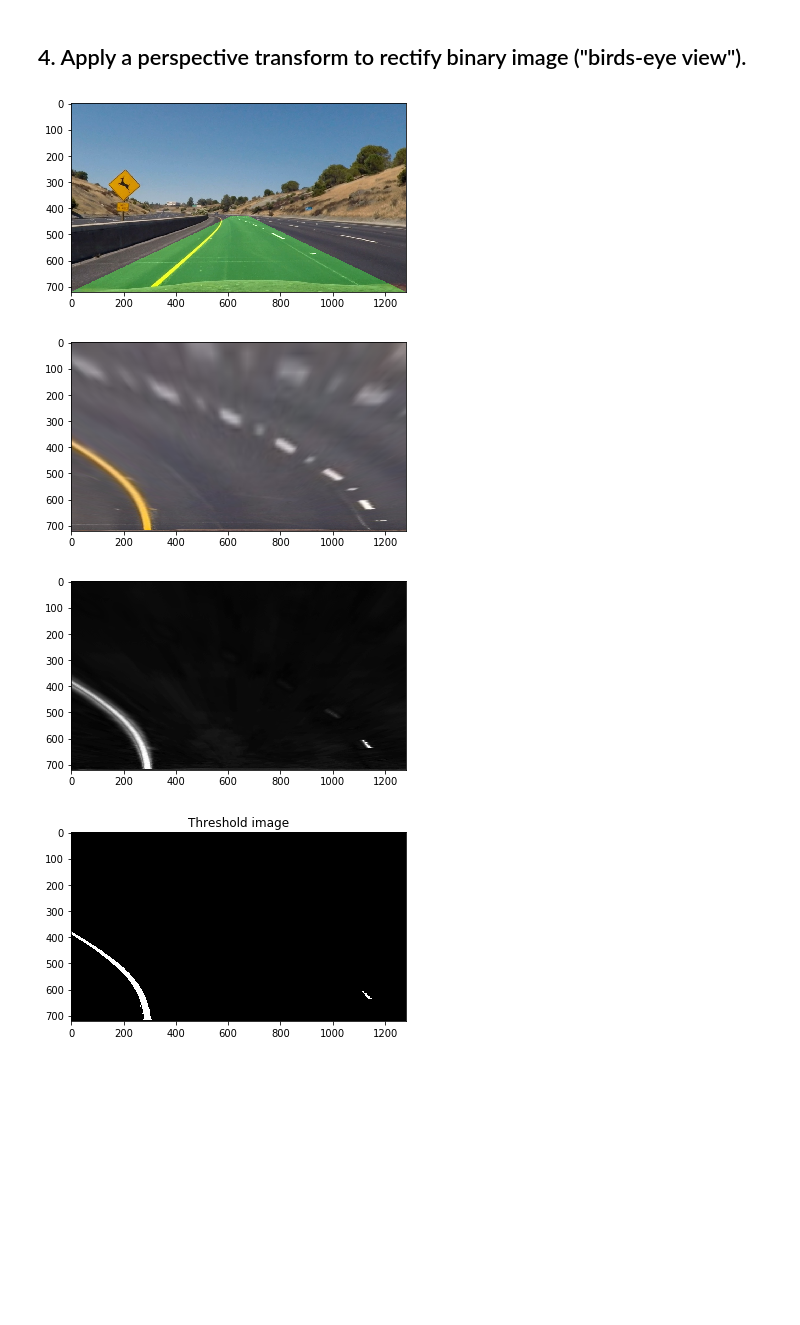
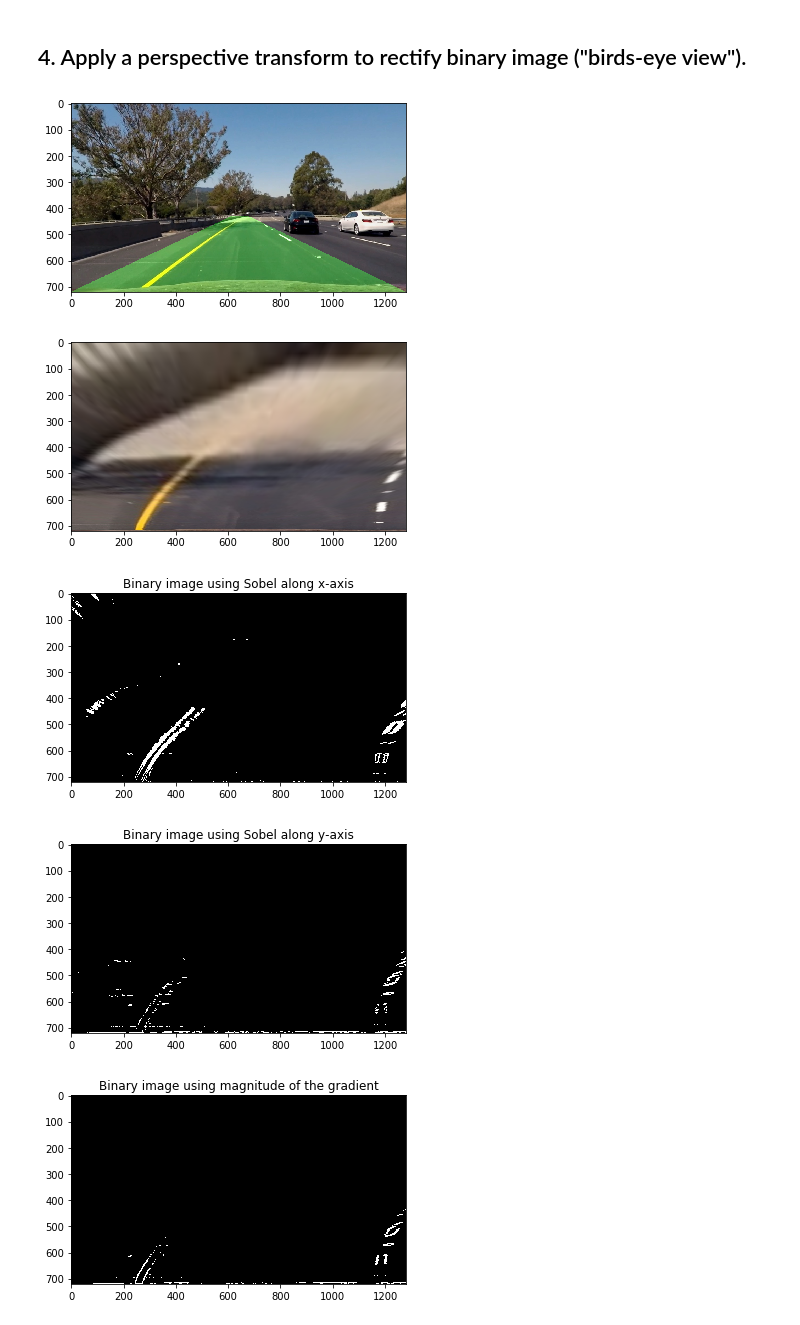
Before and after one commit to udacity/CarND-Advanced-Lane-Lines, a Jupyter notebook: Advanced_Lane_Lines.ipynb, the cells around one changed output. Saved outputs shown, nothing was run; the diff lists cells and outputs as text; code cells hidden in the pictures; blank space fills up the shorter version.

```diff
--- a/Advanced_Lane_Lines.ipynb
+++ b/Advanced_Lane_Lines.ipynb
@@ -16,7 +16,7 @@ The goals / steps of this project are the following:
 # %%
 CALIBRATION_IMAGE_FOLDER = 'camera_cal/'
 TEST_IMAGE_FOLDER = 'test_images/'
-TEST_IMAGE = TEST_IMAGE_FOLDER + 'test2.jpg'
+TEST_IMAGE = TEST_IMAGE_FOLDER + 'test6.jpg'
 
 THRESHOLD_RANGE = (140, 255)
 DEFAULT_KERNEL_SIZE = 3
@@ -215,18 +215,18 @@ def combined_threshold(image):
     gradx = abs_sobel_thresh(image, orient='x', thresh_min=20, thresh_max=100)
     grady = abs_sobel_thresh(image, orient='y', thresh_min=20, thresh_max=100)
     mag_binary = mag_thresh(image, sobel_kernel=DEFAULT_KERNEL_SIZE, mag_thresh=(30, 100))
-    dir_binary = dir_threshold(image, sobel_kernel=15, thresh=(0.7, 1.3))
+    dir_binary = dir_threshold(image, sobel_kernel=DEFAULT_KERNEL_SIZE, thresh=(0.7, 1.3))
     s_channel_binary = s_channel_threshold(image, THRESHOLD_RANGE)
 
     combined = np.zeros_like(dir_binary)
     combined[((gradx == 1) & (grady == 1)) | ((mag_binary == 1) & (dir_binary == 1)) | (s_channel_binary == 1)] = 1
 
-    display_single_channel_image(gradx, 'gradx')
-    display_single_channel_image(grady, 'grady')
-    display_single_channel_image(mag_binary, 'mag_binary')
-    display_single_channel_image(dir_binary, 'dir_binary')
-    display_single_channel_image(combined, 'binary')
-    display_single_channel_image(s_channel_binary, 's_channel_binary')
+    display_single_channel_image(gradx, 'Binary image using Sobel along x-axis')
+    display_single_channel_image(grady, 'Binary image using Sobel along y-axis')
+    display_single_channel_image(mag_binary, 'Binary image using magnitude of the gradient')
+    display_single_channel_image(dir_binary, 'Binary image using direction of the gradient')
+    display_single_channel_image(s_channel_binary, 'Binary image from S-channel of HLS image')
+    display_single_channel_image(combined, 'Binary image from combined threshold')
 
     return combined
 # %% [markdown]
@@ -280,25 +277,25 @@ def warp(img, pts):
 # %%
 def warp_and_threshold(img):
     undistorted = undistort(img)
     rgb = cv2.cvtColor(undistorted, cv2.COLOR_BGR2RGB)
 
     mask = road_mask(rgb)
     overlay = weighted_img(mask, rgb, 0.95, 1., 0)
     plt.figure()
     plt.imshow(overlay)
 
     pts = endpoints_for_perspective_transform()
     warped, M = warp(rgb, pts)
     plt.figure()
     plt.imshow(warped)
 
-    threshold = threshold_image(warped, THRESHOLD_RANGE)
-    display_single_channel_image(threshold, 'Threshold image')
+    threshold = combined_threshold(warped)
 
 im = get_test_image()
 warp_and_threshold(im)
 # %% [output]
-[figure, old version]
+[figure, new version]
-[figure, old version]
+[figure, new version]
-[figure, old version]
+[figure, new version]
-[figure, old version]
+[figure, new version]
+[figure, added]
```
Also changed, not shown: parts of 2 cells of this notebook.
